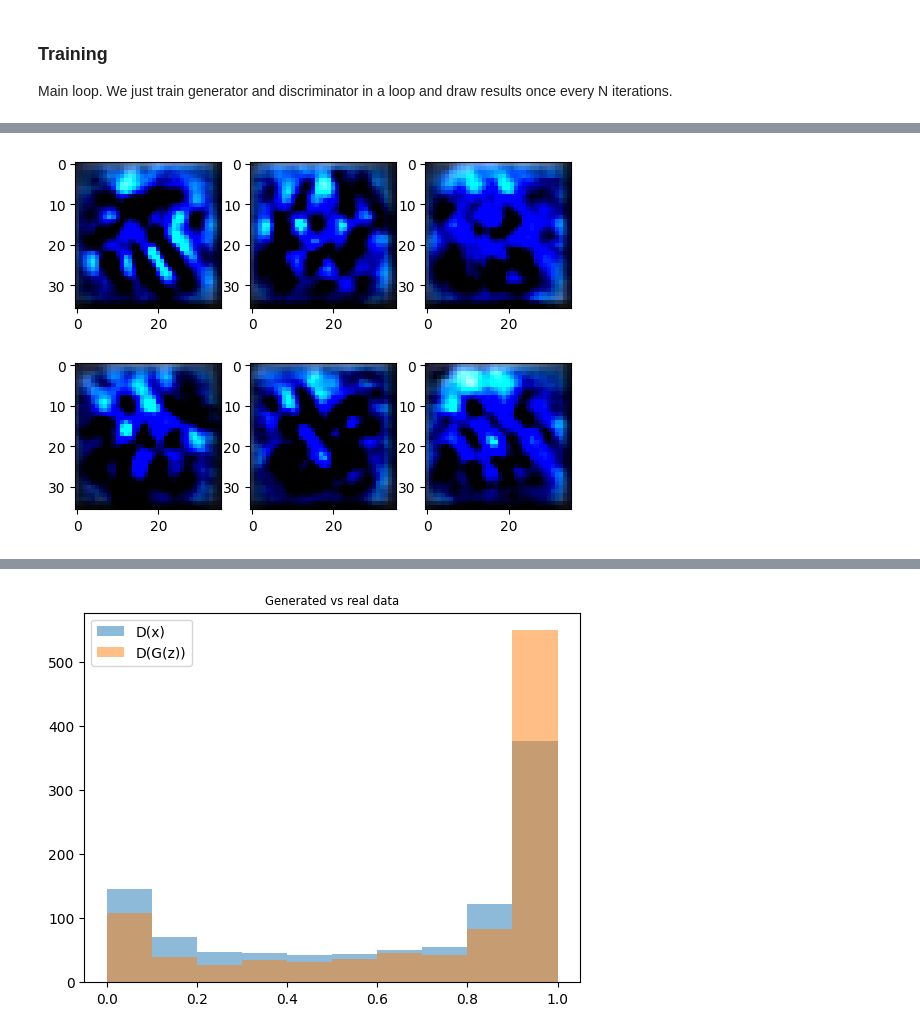
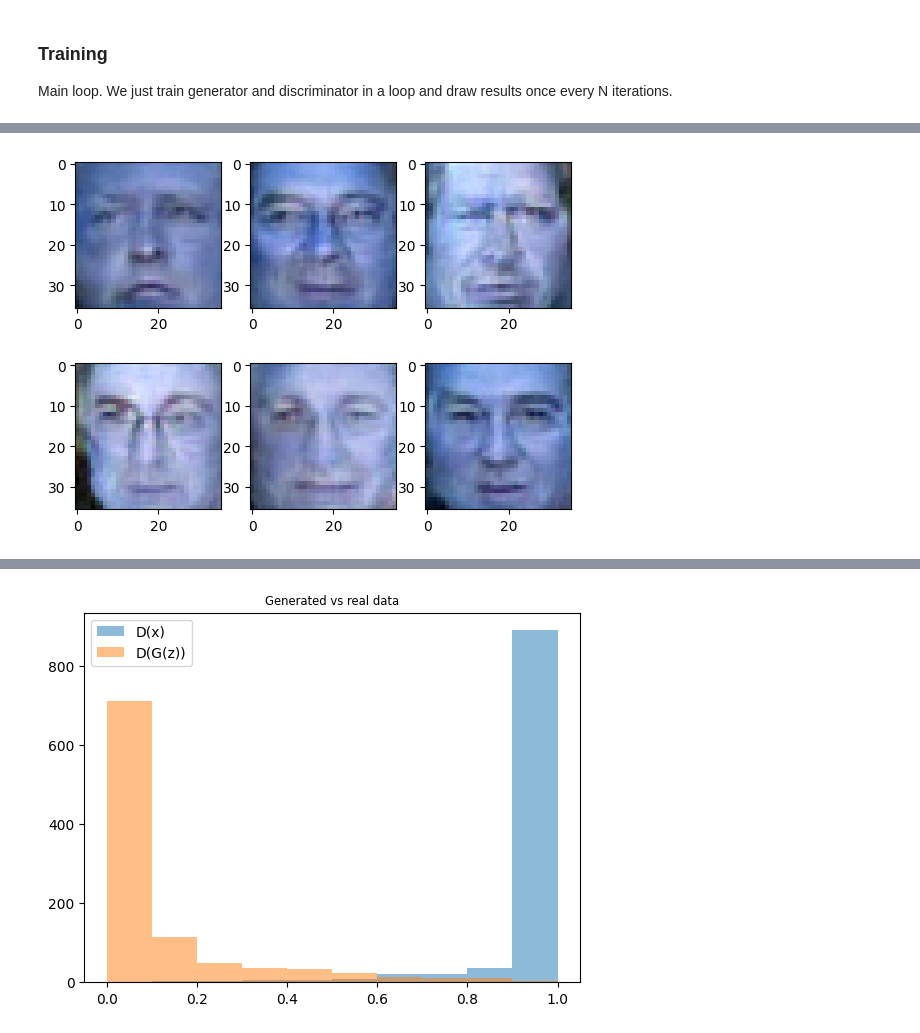
Before and after one commit to SnkhchyanV/NeuralNetworks, a Jupyter notebook: GAN.ipynb, the cells around one changed output, grey strips where cells are left out. Saved outputs shown, nothing was run; the diff lists cells and outputs as text; code cells hidden in the pictures.

```diff
--- a/GAN.ipynb
+++ b/GAN.ipynb
@@ -147,13 +147,9 @@ generator.add(L.Conv2DTranspose(64,kernel_size=(5,5),activation='elu'))
 generator.add(L.Conv2DTranspose(64,kernel_size=(5,5),activation='elu'))
 generator.add(L.UpSampling2D(size=(2,2)))
 generator.add(L.Conv2DTranspose(32,kernel_size=3,activation='elu'))
-#generator.add(L.Conv2DTranspose(32,kernel_size=3,activation='elu'))
-#generator.add(L.Conv2DTranspose(32,kernel_size=3,activation='elu'))
-generator.add(L.Conv2DTranspose(3, kernel_size=3, activation='elu'))
+generator.add(L.Conv2DTranspose(32,kernel_size=3,activation='elu'))
+generator.add(L.Conv2DTranspose(32,kernel_size=3,activation='elu'))
 
-
-
-sample = tf.random.normal((1,CODE_SIZE))
-g_image = generator.predict(sample)
-print(g_image.shape)
+generator.add(L.Conv2D(3,kernel_size=3,activation=None))
+generator.summary()
 # %% [output]
@@ -181,7 +234,0 @@ discriminator.add(L.Dense(2,activation=tf.nn.log_softmax))
-# %%
-
-from google.colab import drive
-drive.mount('/content/drive/')
-file_path = '/content/drive/MyDrive/SavedModels/'
-generator = tf.keras.models.load_model('/content/drive/MyDrive/SavedModels/GAN/Generator')
-discriminator = tf.keras.models.load_model ('/content/drive/MyDrive/SavedModels/GAN/Discriminator')
@@ -257,7 +300,7 @@ from IPython import display
 from tqdm import tnrange
 CODE_SIZE = 256
 
-for epoch in tnrange(50000):
+for epoch in tnrange(5000):
     real_data = sample_data_batch(100)
     noise = sample_noise_batch(100)
 
@@ -302 +345 @@ for epoch in tnrange(50000):
-[figure, old version]
+[figure, new version]
@@ -306,4 +349,4 @@ for epoch in tnrange(50000):
-[figure, old version]
+[figure, new version]
 # %%
 plt.figure(figsize=[16,24])
 sample_images(16,8)
```
Also changed, not shown: parts of 8 cells of this notebook.
